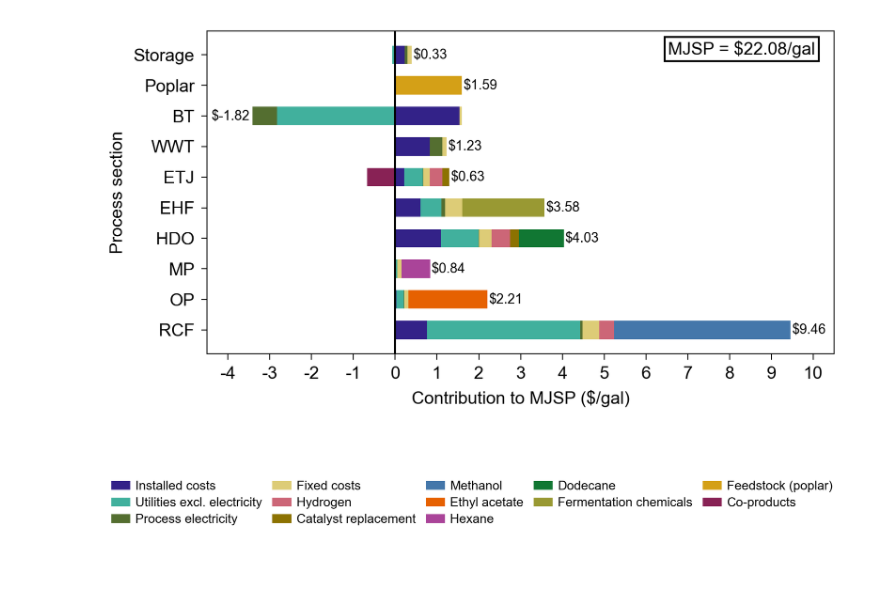
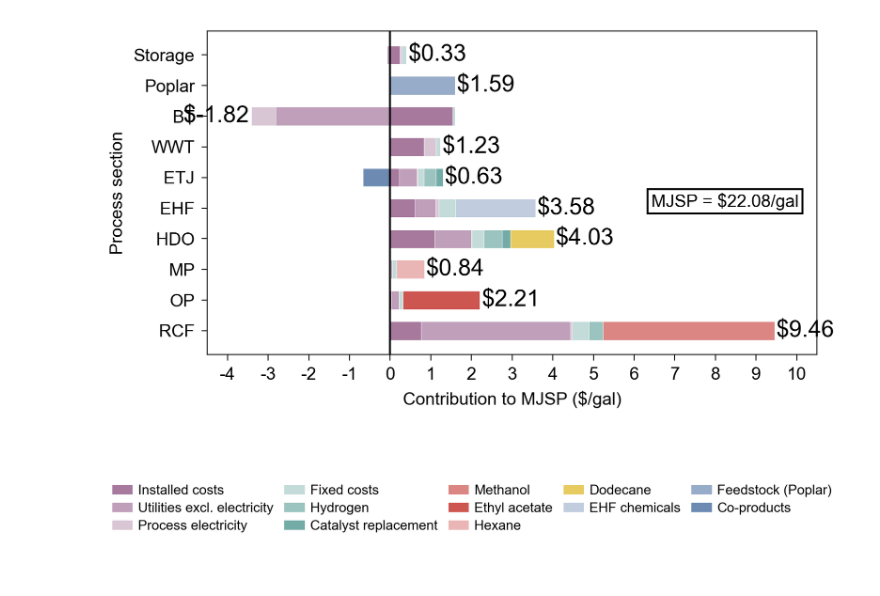
Before and after one commit to H-Wadgama/belt, a Jupyter notebook: lignin_saf/breakdown.ipynb, the cells around one changed output. Cells and saved outputs as stored; diff of their text form; code cells hidden in the pictures.

Commit message:
breakdown plot v3 (nicer colors

```diff
--- a/lignin_saf/breakdown.ipynb
+++ b/lignin_saf/breakdown.ipynb
@@ -307,8 +305,8 @@ legend_categories = [
     'Ethyl acetate',
     'Hexane',
     'Dodecane',
-    'Fermentation chemicals',
-    'Feedstock (poplar)',
+    'EHF chemicals',
+    'Feedstock (Poplar)',
     'Co-products',
 ]
 
@@ -337,19 +335,19 @@ plt.rc('font', family='Arial')
 fig, ax = plt.subplots(figsize=(5.5, 3))
 
 custom_colors = [
-    '#332288',  # Installed costs       — indigo
-    '#41B09D',  # Utilities excl. elec  — teal
-    '#546E30',  # Process electricity   — dark green
-    '#DDCC77',  # Fixed costs           — yellow
-    '#CC6677',  # Hydrogen              — rose
-    '#8C7201',  # Catalyst replacement  — dark gold
-    '#4477AA',  # Methanol              — blue
-    '#E66101',  # Ethyl acetate         — orange
-    '#AA4499',  # Hexane                — purple
-    '#117733',  # Dodecane              — green
-    '#999933',  # Fermentation chems    — olive
-    '#D4A017',  # Feedstock (poplar)    — amber
-    '#882255',  # Co-products           — dark red (negative)
+    '#a6799d',  # Installed costs       — indigo
+    '#bf9fb9',  # Utilities excl. elec  — teal
+    '#d9c6d5',  # Process electricity   — dark green
+    '#c3dbd9',  # Fixed costs           — yellow
+    '#9bc3c0',  # Hydrogen              — rose
+    '#73aba7',  # Catalyst replacement  — dark gold
+    '#dc8683',  # Methanol              — blue
+    '#ce5651',  # Ethyl acetate         — orange
+    '#eab6b5',  # Hexane                — purple
+    '#e7ca60',  # Dodecane              — green
+    '#c1cdde',  # Fermentation chems    — olive
+    '#97acc8',  # Feedstock (poplar)    — amber
+    '#6d8bb2',  # Co-products           — dark red (negative)
 ]
 
 bottom_pos = np.zeros(len(bar_categories))
@@ -361,12 +359,12 @@ for i, (cost_row, label) in enumerate(zip(costs, legend_categories)):
     neg = np.where(cost_row < 0, cost_row, 0)
 
     ax.barh(bar_categories, pos, left=bottom_pos,
-            color=custom_colors[i], edgecolor='none', height=0.6,
+            color=custom_colors[i], edgecolor='white', linewidth = 0.2, height=0.6,
             label=label)
     bottom_pos += pos
 
     ax.barh(bar_categories, neg, left=bottom_neg,
-            color=custom_colors[i], edgecolor='none', height=0.6)
+            color=custom_colors[i], edgecolor='white', linewidth = 0.2,  height=0.6)
     bottom_neg += neg
 
 font_size = 9
@@ -386,36 +384,36 @@ step = 1.0
 ax.set_xlim(min_tick - 0.5, max_tick + 0.5)
 xticks = np.arange(min_tick, max_tick + step, step)
 ax.set_xticks(xticks)
 ax.set_xticklabels([f'{int(x)}' for x in xticks], fontsize=font_size)
 
 # Net-total labels at end of each bar
 net_totals = costs.sum(axis=0)
 pos_totals = np.clip(costs, 0, None).sum(axis=0)
 neg_totals = np.clip(costs, None, 0).sum(axis=0)
 
 for i, (net, pos_end, neg_end) in enumerate(zip(net_totals, pos_totals, neg_totals)):
     if net >= 0:
         xpos, ha = pos_end + 0.04, 'left'
     else:
         xpos, ha = neg_end - 0.06, 'right'
-    ax.text(xpos, i, f'${net:.2f}', va='center', ha=ha, fontsize=7)
+    ax.text(xpos, i, f'${net:.2f}', va='center', ha=ha, fontsize=12)
 
 ax.text(
-    0.97, 0.97,
+    0.97, 0.5,
     f'MJSP = ${mjsp:.2f}/gal',
     transform=ax.transAxes,
     fontsize=font_size, color='black',
     ha='right', va='top',
     bbox=dict(facecolor='white', edgecolor='black', linewidth=1, boxstyle='square,pad=0.2')
 )
 
 plt.rcParams['svg.fonttype'] = 'none'
 # ax.legend(title='Cost category', bbox_to_anchor=(1.05, 1), loc='upper left', fontsize=7)
 plt.tight_layout()
 plt.savefig('cost_breakdown.svg', bbox_inches='tight')
 plt.show()
 # %% [output]
-[figure, old version]
+[figure, new version]
 # %%
 # ── Standalone legend figure ──────────────────────────────────────────────────
 # Uses legend_categories and custom_colors defined above — keep in sync.
@@ -448,4 +446,4 @@ plt.tight_layout()
 plt.savefig('legend_breakdown.svg', bbox_inches='tight')
 plt.show()
 # %% [output]
-[figure, old version]
+[figure, new version]
```
Also changed, not shown: parts of 1 cell of this notebook, 2 other files.
